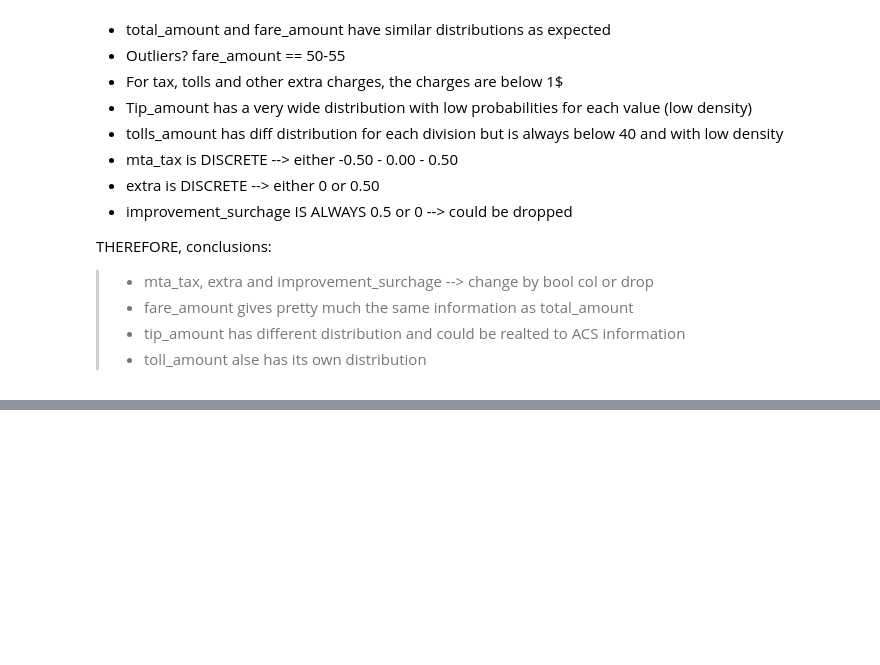
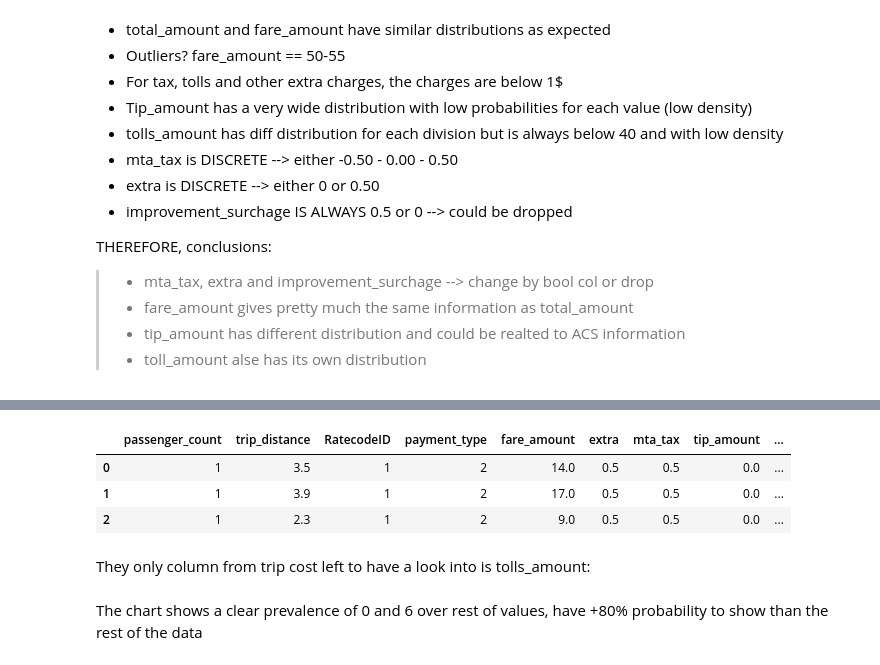
Before and after one commit to LAMDAMielgo/nyc_taxis, a Jupyter notebook: notebooks/EDA 01.ipynb, the cells around one changed output, grey strips where cells are left out. Cells and saved outputs as stored; diff of their text form; code cells hidden in the pictures; blank space fills up the shorter version.

```diff
--- a/notebooks/EDA 01.ipynb
+++ b/notebooks/EDA 01.ipynb
@@ -502,0 +789,11 @@ gdf_
+# %%
+df_for_eda.drop(columns = 'total_amount', axis = 1, inplace = True)
+# %%
+df_for_eda.head(3)
+# %% [output]
+|  | passenger_count | trip_distance | RatecodeID | payment_type | fare_amount | extra | mta_tax | tip_amount | ... |
+| 0 | 1 | 3.5 | 1 | 2 | 14.0 | 0.5 | 0.5 | 0.0 | ... |
+| 1 | 1 | 3.9 | 1 | 2 | 17.0 | 0.5 | 0.5 | 0.0 | ... |
+| 2 | 1 | 2.3 | 1 | 2 | 9.0 | 0.5 | 0.5 | 0.0 | ... |
+# %% [markdown]
+They only column from trip cost left to have a look into is tolls_amount:
@@ -502,0 +807,2 @@ gdf_
+# %% [markdown]
+The chart shows a clear prevalence of 0 and 6 over rest of values, have +80% probability to show than the rest of the data
```
Also changed, not shown: parts of 62 cells of this notebook.
